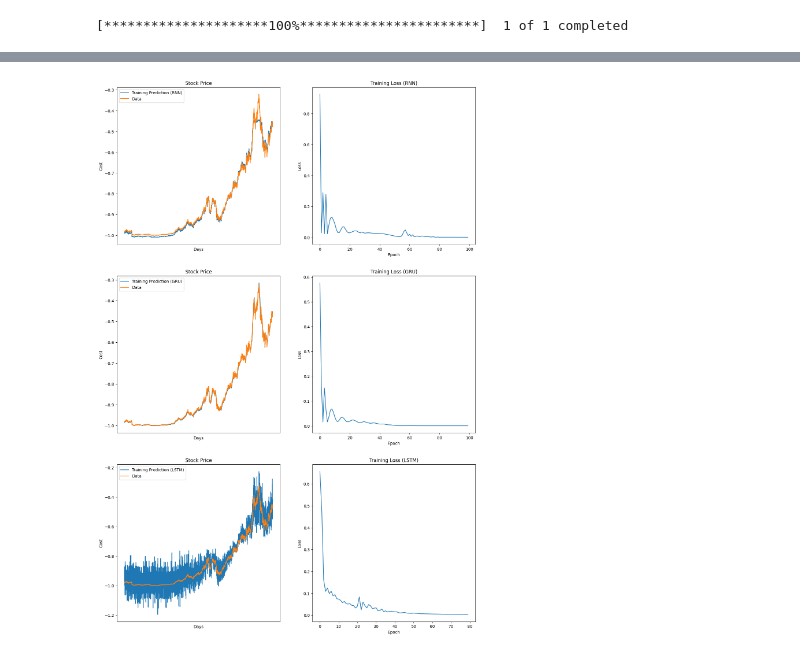
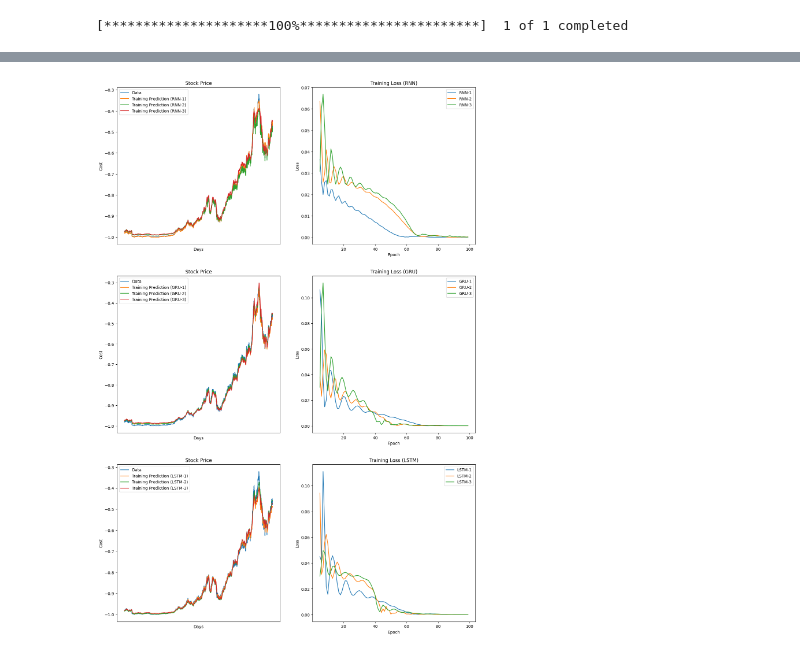
Before and after one commit to hpowers57/MLOpt_ResearchProject, a Jupyter notebook: experiments.ipynb, the cells around one changed output, grey strips where cells are left out. Drawn from its saved outputs; the diff is of its cells as text; code cells hidden in the pictures.

```diff
--- a/experiments.ipynb
+++ b/experiments.ipynb
@@ -139,41 +344,25 @@ Results:
-# %%
-fig, ax = plt.subplots(3, 2, figsize=(16, 24))
-# RNN
-ax[0][0].plot(range(output_rnn.shape[0]), output_rnn.detach(), label="Training Prediction (RNN)")
-ax[0][0].plot(range(train_y.shape[0]), train_y, label="Data")
-ax[0][0].set_xticks([], color="white")
-ax[0][0].set_xlabel("Days")
-ax[0][0].set_ylabel("Cost")
-ax[0][0].set_title("Stock Price")
-ax[0][0].legend(loc="upper left")
-ax[0][1].plot(range(len(hist_rnn)), hist_rnn)
-ax[0][1].set_xlabel("Epoch")
-ax[0][1].set_ylabel("Loss")
-ax[0][1].set_title("Training Loss (RNN)")
-# GRU
-ax[1][0].plot(range(output_gru.shape[0]), output_gru.detach(), label="Training Prediction (GRU)")
-ax[1][0].plot(range(train_y.shape[0]), train_y, label="Data")
-ax[1][0].set_xticks([], color="white")
-ax[1][0].set_xlabel("Days")
-ax[1][0].set_ylabel("Cost")
-ax[1][0].set_title("Stock Price")
-ax[1][0].legend(loc="upper left")
-ax[1][1].plot(range(len(hist_gru)), hist_gru)
-ax[1][1].set_xlabel("Epoch")
-ax[1][1].set_ylabel("Loss")
-ax[1][1].set_title("Training Loss (GRU)")
-# LSTM
-ax[2][0].plot(range(output_lstm.shape[0]), output_lstm.detach(), label="Training Prediction (LSTM)")
-ax[2][0].plot(range(train_y.shape[0]), train_y, label="Data")
-ax[2][0].set_xticks([], color="white")
-ax[2][0].set_xlabel("Days")
-ax[2][0].set_ylabel("Cost")
-ax[2][0].set_title("Stock Price")
-ax[2][0].legend(loc="upper left")
-ax[2][1].plot(range(len(hist_lstm)), hist_lstm)
-ax[2][1].set_xlabel("Epoch")
-ax[2][1].set_ylabel("Loss")
-ax[2][1].set_title("Training Loss (LSTM)")
-plt.show()
-# %% [output]
-[figure, removed]
+# %%
+rnn_outs = {"RNN-1": (output_rnn1, hist_rnn1), "RNN-2": (output_rnn2, hist_rnn2), "RNN-3": (output_rnn3, hist_rnn3)}
+gru_outs = {"GRU-1": (output_gru1, hist_gru1), "GRU-2": (output_gru2, hist_gru2), "GRU-3": (output_gru3, hist_gru3)}
+lstm_outs = {"LSTM-1": (output_lstm1, hist_lstm1), "LSTM-2": (output_lstm2, hist_lstm2), "LSTM-3": (output_lstm3, hist_lstm3)}
+outs = [rnn_outs, gru_outs, lstm_outs]
+# %%
+# display training predictions and loss
+fig, ax = plt.subplots(3, 2, figsize=(16, 24))
+for i in range(3):
+    ax[i][0].plot(range(train_y.shape[0]), train_y, label="Data")
+    for o in outs[i].keys():
+        ax[i][0].plot(range(outs[i][o][0].shape[0]), outs[i][o][0].detach(), label="Training Prediction ({})".format(o))
+        ax[i][1].plot(range(5, len(outs[i][o][1])), outs[i][o][1][5:], label=o)
+    ax[i][0].set_xticks([], color="white")
+    ax[i][0].set_xlabel("Days")
+    ax[i][0].set_ylabel("Cost")
+    ax[i][0].set_title("Stock Price")
+    ax[i][0].legend(loc="upper left")
+    ax[i][1].set_xlabel("Epoch")
+    ax[i][1].set_ylabel("Loss")
+    ax[i][1].set_title("Training Loss ({})".format(o.split("-")[0]))
+    ax[i][1].legend(loc="upper right")
+plt.show()
+# %% [output]
+[figure, added]
```
Also changed, not shown: parts of 19 cells of this notebook.
